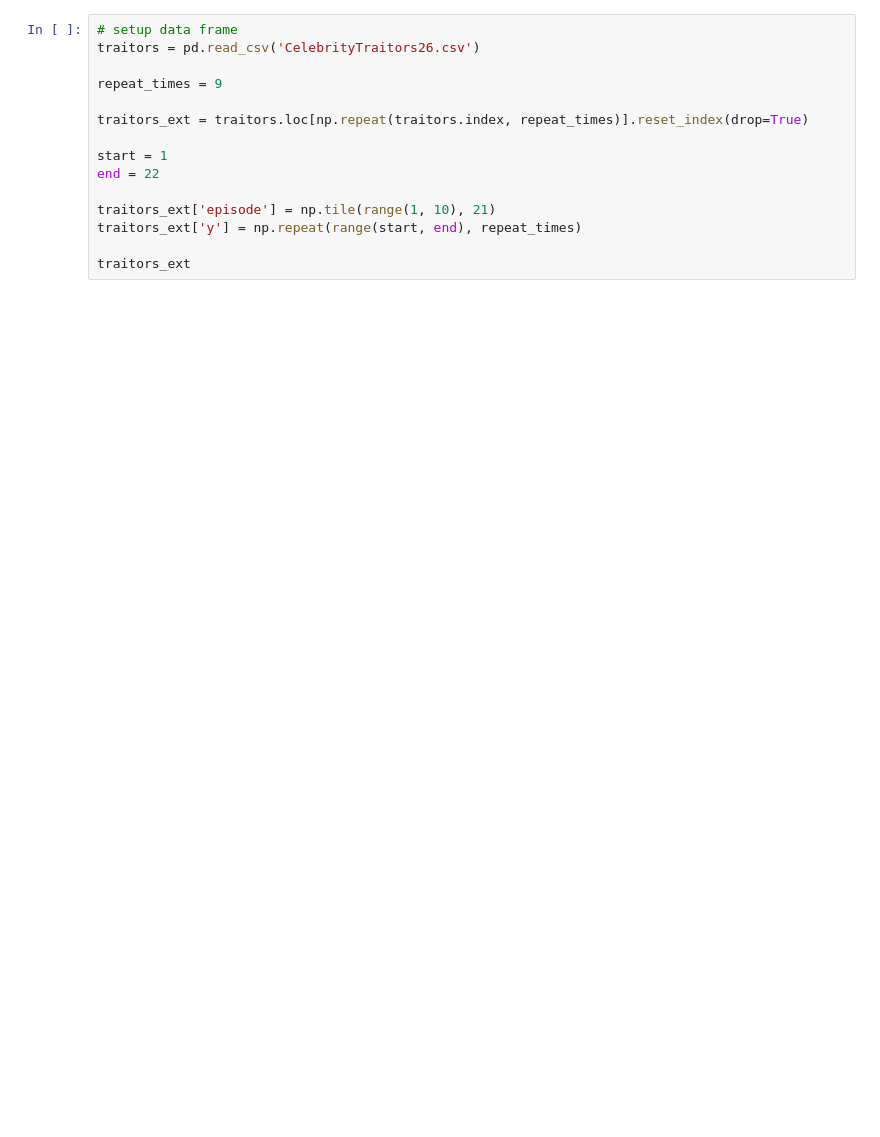
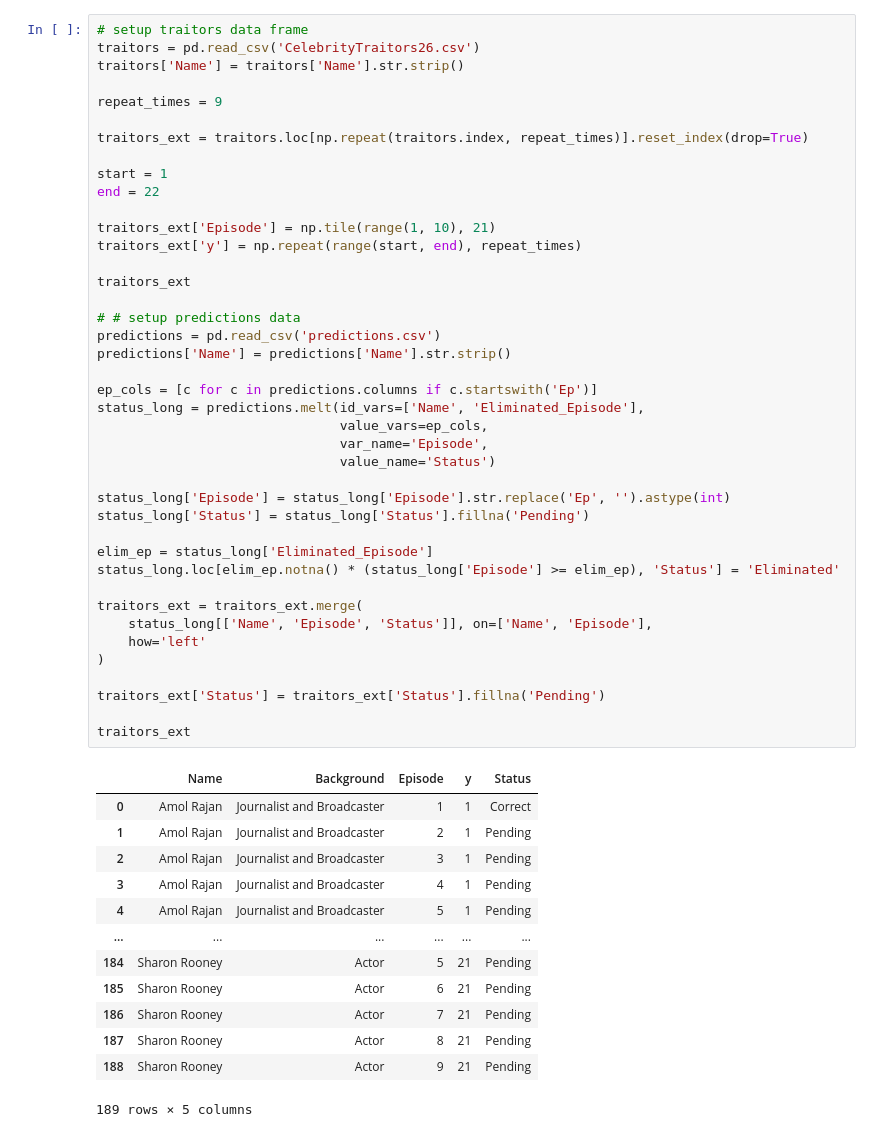
Before and after one commit to TurnerHaa/social-stories, a Jupyter notebook: celebrity_traitors/traitors_chart.ipynb, the cells around one changed output. Saved outputs shown, nothing was run; the diff lists cells and outputs as text; blank space fills up the shorter version.

```diff
--- a/celebrity_traitors/traitors_chart.ipynb
+++ b/celebrity_traitors/traitors_chart.ipynb
@@ -8,15 +9,55 @@ import matplotlib.font_manager as fm
 # %%
-# setup data frame
+# setup traitors data frame
 traitors = pd.read_csv('CelebrityTraitors26.csv')
+traitors['Name'] = traitors['Name'].str.strip()
 
 repeat_times = 9
 
 traitors_ext = traitors.loc[np.repeat(traitors.index, repeat_times)].reset_index(drop=True)
 
 start = 1
 end = 22
 
-traitors_ext['episode'] = np.tile(range(1, 10), 21)
+traitors_ext['Episode'] = np.tile(range(1, 10), 21)
 traitors_ext['y'] = np.repeat(range(start, end), repeat_times)
 
 traitors_ext
+
+# # setup predictions data
+predictions = pd.read_csv('predictions.csv')
+predictions['Name'] = predictions['Name'].str.strip()
+
+ep_cols = [c for c in predictions.columns if c.startswith('Ep')]
+status_long = predictions.melt(id_vars=['Name', 'Eliminated_Episode'],
+                               value_vars=ep_cols,
+                               var_name='Episode',
+                               value_name='Status')
+
+status_long['Episode'] = status_long['Episode'].str.replace('Ep', '').astype(int)
+status_long['Status'] = status_long['Status'].fillna('Pending')
+
+elim_ep = status_long['Eliminated_Episode']
+status_long.loc[elim_ep.notna() * (status_long['Episode'] >= elim_ep), 'Status'] = 'Eliminated'
+
+traitors_ext = traitors_ext.merge(
+    status_long[['Name', 'Episode', 'Status']], on=['Name', 'Episode'],
+    how='left'
+)
+
+traitors_ext['Status'] = traitors_ext['Status'].fillna('Pending')
+
+traitors_ext
+# %% [output]
+|  | Name | Background | Episode | y | Status |
+| 0 | Amol Rajan | Journalist and Broadcaster | 1 | 1 | Correct |
+| 1 | Amol Rajan | Journalist and Broadcaster | 2 | 1 | Pending |
+| 2 | Amol Rajan | Journalist and Broadcaster | 3 | 1 | Pending |
+| 3 | Amol Rajan | Journalist and Broadcaster | 4 | 1 | Pending |
+| 4 | Amol Rajan | Journalist and Broadcaster | 5 | 1 | Pending |
+| ... | ... | ... | ... | ... | ... |
+| 184 | Sharon Rooney | Actor | 5 | 21 | Pending |
+| 185 | Sharon Rooney | Actor | 6 | 21 | Pending |
+| 186 | Sharon Rooney | Actor | 7 | 21 | Pending |
+| 187 | Sharon Rooney | Actor | 8 | 21 | Pending |
+| 188 | Sharon Rooney | Actor | 9 | 21 | Pending |
+189 rows × 5 columns
```
Also changed, not shown: parts of 4 cells of this notebook, 5 other files.
